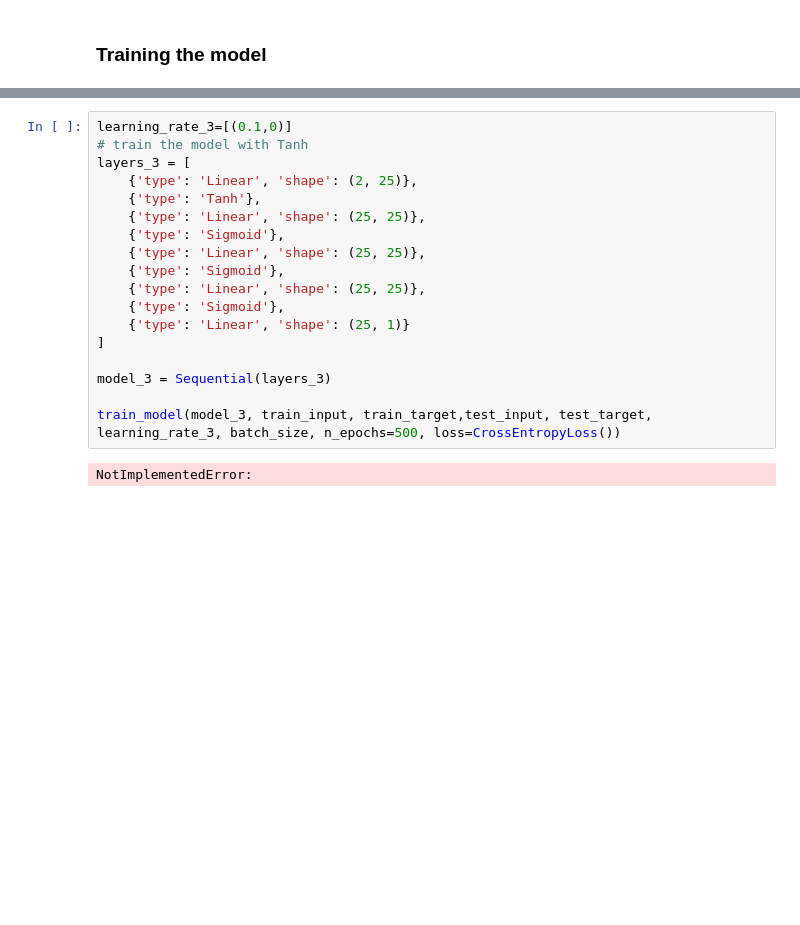
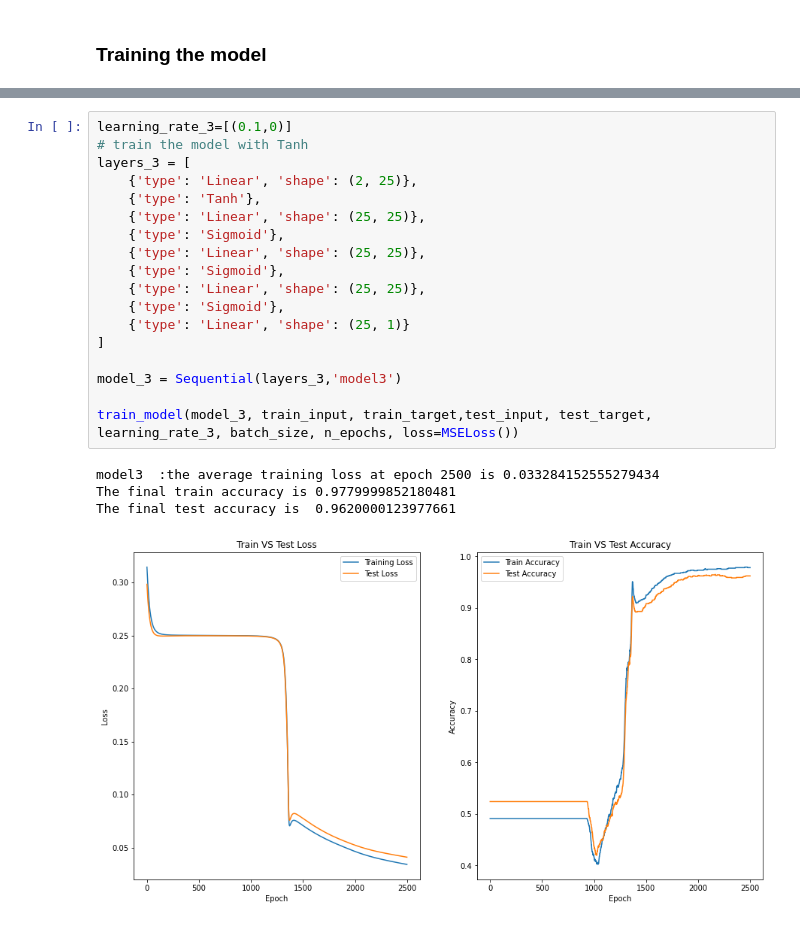
Before and after one commit to neilgogogo/deep_learnig, a Jupyter notebook: proj2/mini_deep_learning_frameworkv7.ipynb, the cells around one changed output, grey strips where cells are left out. Saved outputs shown, nothing was run; the diff lists cells and outputs as text; blank space fills up the shorter version.

```diff
--- a/proj2/mini_deep_learning_frameworkv7.ipynb
+++ b/proj2/mini_deep_learning_frameworkv7.ipynb
@@ -403,20 +415,23 @@ test_input, test_target = generate_set(sample_size)
 # %%
 learning_rate_3=[(0.1,0)]
 # train the model with Tanh
 layers_3 = [
     {'type': 'Linear', 'shape': (2, 25)},
     {'type': 'Tanh'},
     {'type': 'Linear', 'shape': (25, 25)},
     {'type': 'Sigmoid'},
     {'type': 'Linear', 'shape': (25, 25)},
     {'type': 'Sigmoid'},
     {'type': 'Linear', 'shape': (25, 25)},
     {'type': 'Sigmoid'},
     {'type': 'Linear', 'shape': (25, 1)}
 ]
 
-model_3 = Sequential(layers_3)
+model_3 = Sequential(layers_3,'model3')
 
-train_model(model_3, train_input, train_target,test_input, test_target, learning_rate_3, batch_size, n_epochs=500, loss=CrossEntropyLoss())
+train_model(model_3, train_input, train_target,test_input, test_target, learning_rate_3, batch_size, n_epochs, loss=MSELoss())
 # %% [output]
-NotImplementedError:
+model3  :the average training loss at epoch 2500 is 0.033284152555279434
+The final train accuracy is 0.9779999852180481
+The final test accuracy is  0.9620000123977661
+[figure, added]
```
Also changed, not shown: parts of 4 cells of this notebook, 12 other files.
